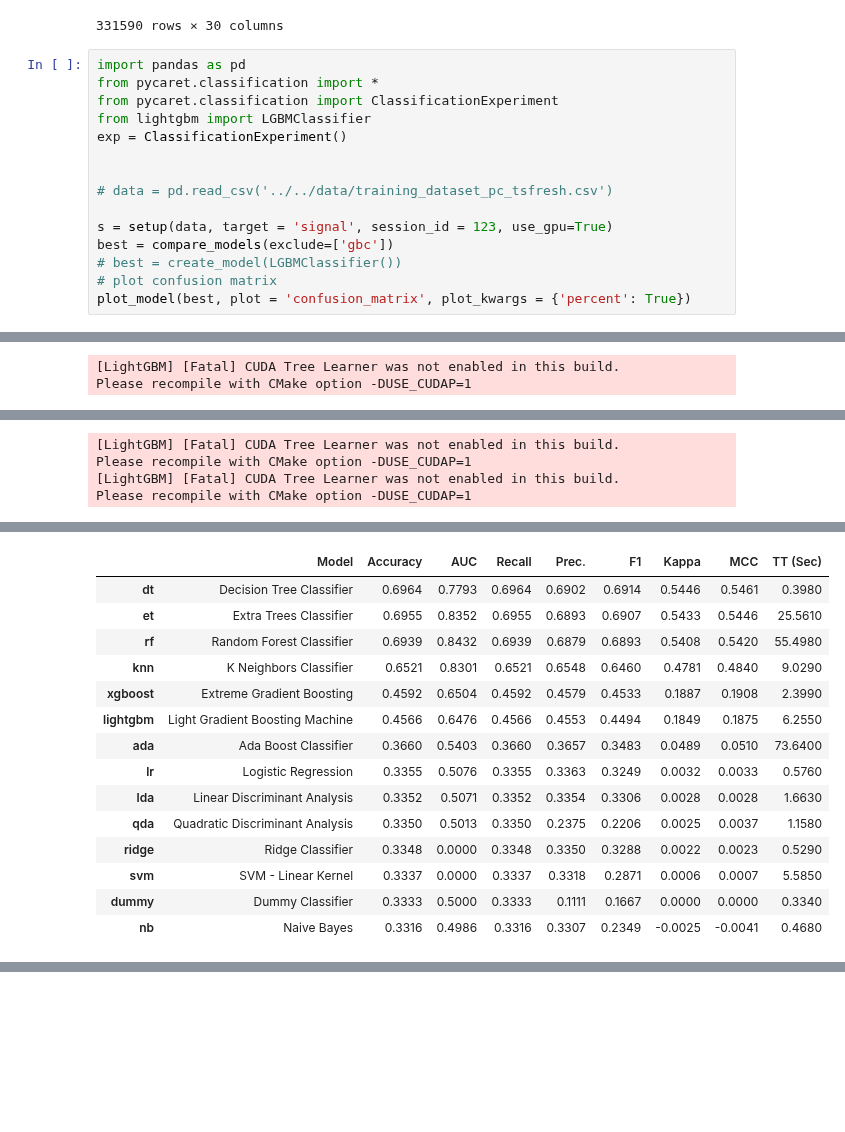
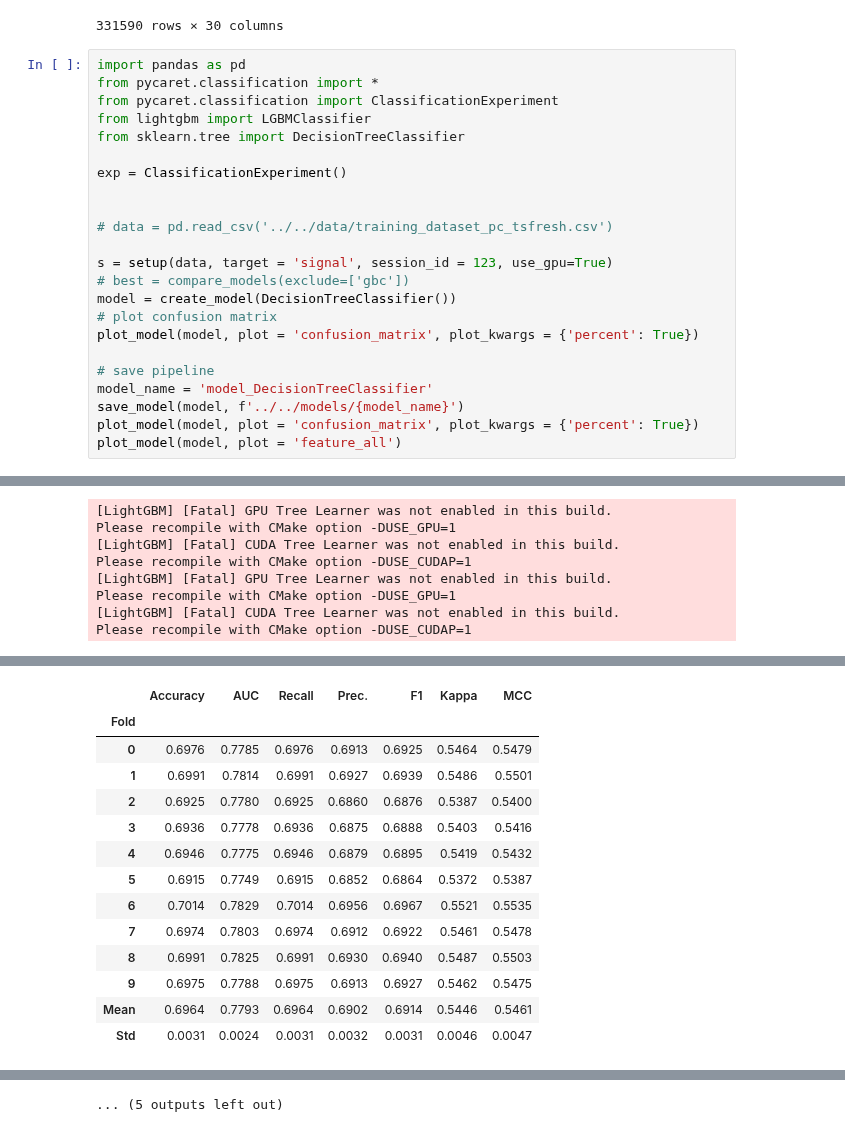
Before and after one commit to henokali1/trdr, a Jupyter notebook: ml/pg.ipynb, the cells around one changed output, grey strips where cells are left out. Cells and saved outputs as stored; diff of their text form; blank space fills up the shorter version.

```diff
--- a/ml/pg.ipynb
+++ b/ml/pg.ipynb
@@ -195,16 +195,24 @@ import pandas as pd
 from pycaret.classification import *
 from pycaret.classification import ClassificationExperiment
 from lightgbm import LGBMClassifier
+from sklearn.tree import DecisionTreeClassifier
+
 exp = ClassificationExperiment()
 
 
 # data = pd.read_csv('../../data/training_dataset_pc_tsfresh.csv')
 
 s = setup(data, target = 'signal', session_id = 123, use_gpu=True)
-best = compare_models(exclude=['gbc'])
-# best = create_model(LGBMClassifier())
+# best = compare_models(exclude=['gbc'])
+model = create_model(DecisionTreeClassifier())
 # plot confusion matrix
-plot_model(best, plot = 'confusion_matrix', plot_kwargs = {'percent': True})
+plot_model(model, plot = 'confusion_matrix', plot_kwargs = {'percent': True})
+
+# save pipeline
+model_name = 'model_DecisionTreeClassifier'
+save_model(model, f'../../models/{model_name}')
+plot_model(model, plot = 'confusion_matrix', plot_kwargs = {'percent': True})
+plot_model(model, plot = 'feature_all')
 # %% [output]
 [LightGBM] [Warning] There are no meaningful features which satisfy the provided configuration. Decreasing Dataset parameters min_data_in_bin or min_data_in_leaf and re-constructing Dataset might reso ...
 [LightGBM] [Info] Number of positive: 1, number of negative: 1
@@ -264,5 +295,11 @@ Please recompile with CMake option -DUSE_CUDAP=1
 [LightGBM] [Warning] There are no meaningful features which satisfy the provided configuration. Decreasing Dataset parameters min_data_in_bin or min_data_in_leaf and re-constructing Dataset might reso ...
 [LightGBM] [Warning] Using sparse features with CUDA is currently not supported.
 [LightGBM] [Info] Number of positive: 1, number of negative: 1
+[LightGBM] [Fatal] GPU Tree Learner was not enabled in this build.
+Please recompile with CMake option -DUSE_GPU=1
 [LightGBM] [Fatal] CUDA Tree Learner was not enabled in this build.
 Please recompile with CMake option -DUSE_CUDAP=1
+[LightGBM] [Fatal] GPU Tree Learner was not enabled in this build.
+Please recompile with CMake option -DUSE_GPU=1
+[LightGBM] [Fatal] CUDA Tree Learner was not enabled in this build.
+Please recompile with CMake option -DUSE_CUDAP=1
@@ -302,23 +306,19 @@ Please recompile with CMake option -DUSE_CUDAP=1
-[LightGBM] [Fatal] CUDA Tree Learner was not enabled in this build.
-Please recompile with CMake option -DUSE_CUDAP=1
-[LightGBM] [Fatal] CUDA Tree Learner was not enabled in this build.
-Please recompile with CMake option -DUSE_CUDAP=1
 [interactive output not drawn]
-|  | Model | Accuracy | AUC | Recall | Prec. | F1 | Kappa | MCC | TT (Sec) |
-| dt | Decision Tree Classifier | 0.6964 | 0.7793 | 0.6964 | 0.6902 | 0.6914 | 0.5446 | 0.5461 | 0.3980 |
-| et | Extra Trees Classifier | 0.6955 | 0.8352 | 0.6955 | 0.6893 | 0.6907 | 0.5433 | 0.5446 | 25.5610 |
-| rf | Random Forest Classifier | 0.6939 | 0.8432 | 0.6939 | 0.6879 | 0.6893 | 0.5408 | 0.5420 | 55.4980 |
-| knn | K Neighbors Classifier | 0.6521 | 0.8301 | 0.6521 | 0.6548 | 0.6460 | 0.4781 | 0.4840 | 9.0290 |
-| xgboost | Extreme Gradient Boosting | 0.4592 | 0.6504 | 0.4592 | 0.4579 | 0.4533 | 0.1887 | 0.1908 | 2.3990 |
-| lightgbm | Light Gradient Boosting Machine | 0.4566 | 0.6476 | 0.4566 | 0.4553 | 0.4494 | 0.1849 | 0.1875 | 6.2550 |
-| ada | Ada Boost Classifier | 0.3660 | 0.5403 | 0.3660 | 0.3657 | 0.3483 | 0.0489 | 0.0510 | 73.6400 |
-| lr | Logistic Regression | 0.3355 | 0.5076 | 0.3355 | 0.3363 | 0.3249 | 0.0032 | 0.0033 | 0.5760 |
-| lda | Linear Discriminant Analysis | 0.3352 | 0.5071 | 0.3352 | 0.3354 | 0.3306 | 0.0028 | 0.0028 | 1.6630 |
-| qda | Quadratic Discriminant Analysis | 0.3350 | 0.5013 | 0.3350 | 0.2375 | 0.2206 | 0.0025 | 0.0037 | 1.1580 |
-| ridge | Ridge Classifier | 0.3348 | 0.0000 | 0.3348 | 0.3350 | 0.3288 | 0.0022 | 0.0023 | 0.5290 |
-| svm | SVM - Linear Kernel | 0.3337 | 0.0000 | 0.3337 | 0.3318 | 0.2871 | 0.0006 | 0.0007 | 5.5850 |
-| dummy | Dummy Classifier | 0.3333 | 0.5000 | 0.3333 | 0.1111 | 0.1667 | 0.0000 | 0.0000 | 0.3340 |
-| nb | Naive Bayes | 0.3316 | 0.4986 | 0.3316 | 0.3307 | 0.2349 | -0.0025 | -0.0041 | 0.4680 |
+|  | Accuracy | AUC | Recall | Prec. | F1 | Kappa | MCC |
+| Fold |  |  |  |  |  |  |  |
+| 0 | 0.6976 | 0.7785 | 0.6976 | 0.6913 | 0.6925 | 0.5464 | 0.5479 |
+| 1 | 0.6991 | 0.7814 | 0.6991 | 0.6927 | 0.6939 | 0.5486 | 0.5501 |
+| 2 | 0.6925 | 0.7780 | 0.6925 | 0.6860 | 0.6876 | 0.5387 | 0.5400 |
+| 3 | 0.6936 | 0.7778 | 0.6936 | 0.6875 | 0.6888 | 0.5403 | 0.5416 |
+| 4 | 0.6946 | 0.7775 | 0.6946 | 0.6879 | 0.6895 | 0.5419 | 0.5432 |
+| 5 | 0.6915 | 0.7749 | 0.6915 | 0.6852 | 0.6864 | 0.5372 | 0.5387 |
+| 6 | 0.7014 | 0.7829 | 0.7014 | 0.6956 | 0.6967 | 0.5521 | 0.5535 |
+| 7 | 0.6974 | 0.7803 | 0.6974 | 0.6912 | 0.6922 | 0.5461 | 0.5478 |
+| 8 | 0.6991 | 0.7825 | 0.6991 | 0.6930 | 0.6940 | 0.5487 | 0.5503 |
+| 9 | 0.6975 | 0.7788 | 0.6975 | 0.6913 | 0.6927 | 0.5462 | 0.5475 |
+| Mean | 0.6964 | 0.7793 | 0.6964 | 0.6902 | 0.6914 | 0.5446 | 0.5461 |
+| Std | 0.0031 | 0.0024 | 0.0031 | 0.0032 | 0.0031 | 0.0046 | 0.0047 |
 [interactive output not drawn]
 [interactive output not drawn]
 [figure]
+... (5 outputs left out)
```
Also changed, not shown: parts of 8 cells of this notebook.
